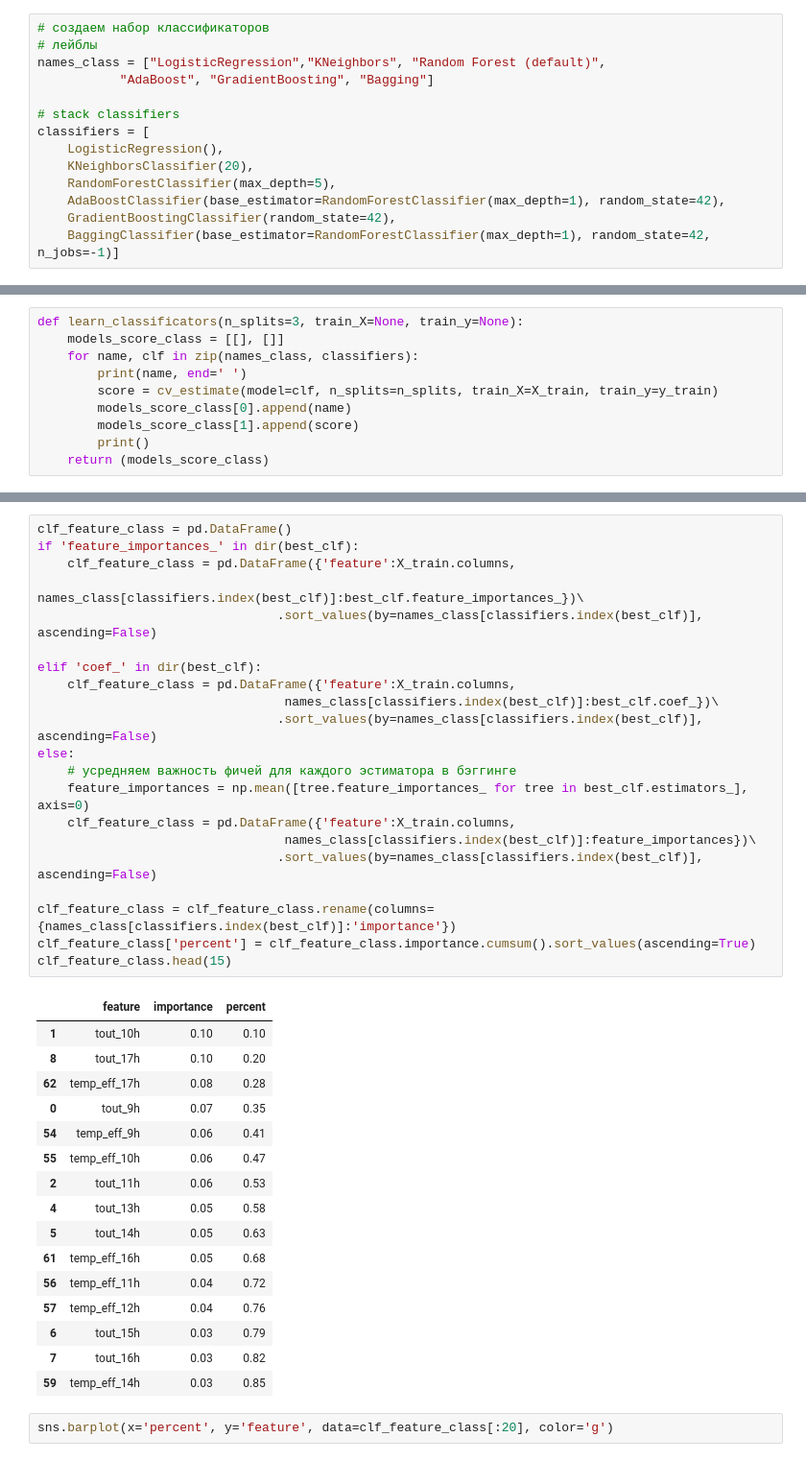
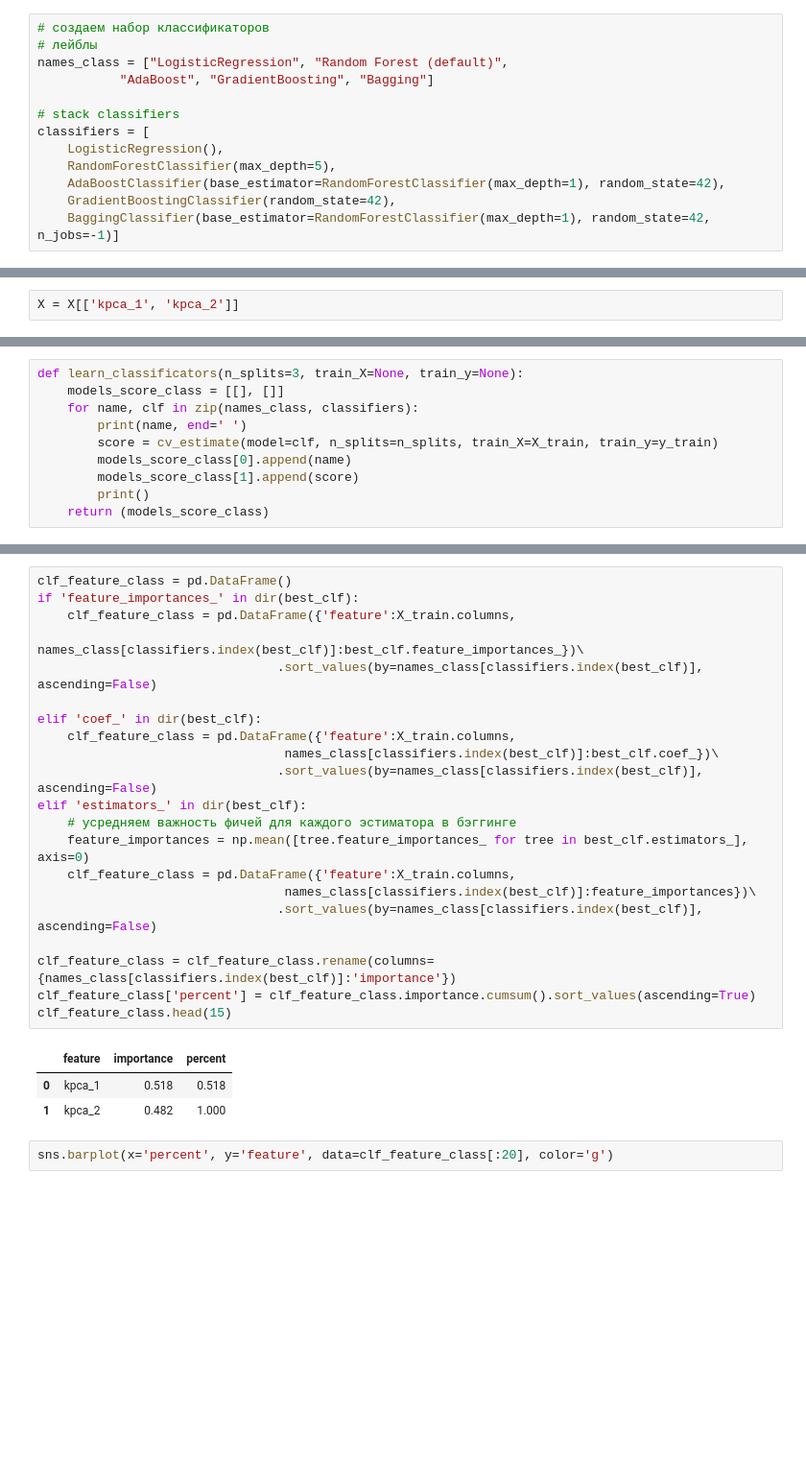
Before and after one commit to urevoleg/ml_weather_analize, a Jupyter notebook: train_classifiers.ipynb, the cells around one changed output, grey strips where cells are left out. Shown at 96% size. Saved outputs shown, nothing was run; the diff lists cells and outputs as text; blank space fills up the shorter version.

```diff
--- a/train_classifiers.ipynb
+++ b/train_classifiers.ipynb
@@ -28,13 +30,12 @@ sns.set(rc={'figure.figsize':(12, 6)})
 # %%
 # создаем набор классификаторов
 # лейблы
-names_class = ["LogisticRegression","KNeighbors", "Random Forest (default)",
+names_class = ["LogisticRegression", "Random Forest (default)",
            "AdaBoost", "GradientBoosting", "Bagging"]
 
 # stack classifiers
 classifiers = [
     LogisticRegression(),
-    KNeighborsClassifier(20),
     RandomForestClassifier(max_depth=5),
     AdaBoostClassifier(base_estimator=RandomForestClassifier(max_depth=1), random_state=42),
     GradientBoostingClassifier(random_state=42),
@@ -59,6 +60,8 @@ def cv_estimate(model=None, n_splits=3, train_X=None, train_y=None):
 # читаем данные для обучения (выборка train)
 X = pd.read_csv('data/X.csv')
 y = pd.read_csv('data/y.csv').iloc[:, 0]
+# %%
+X = X[['kpca_1', 'kpca_2']]
 # %%
 print(X.shape)
 print(y.shape)
@@ -114,41 +121,28 @@ best_clf = classifiers[names_class.index(models_score_class.iloc[0, :].model)]
 # %%
 clf_feature_class = pd.DataFrame()
 if 'feature_importances_' in dir(best_clf):
     clf_feature_class = pd.DataFrame({'feature':X_train.columns,
                                  names_class[classifiers.index(best_clf)]:best_clf.feature_importances_})\
                                 .sort_values(by=names_class[classifiers.index(best_clf)], ascending=False)
 
 elif 'coef_' in dir(best_clf):
     clf_feature_class = pd.DataFrame({'feature':X_train.columns,
                                  names_class[classifiers.index(best_clf)]:best_clf.coef_})\
                                 .sort_values(by=names_class[classifiers.index(best_clf)], ascending=False)
-else:
+elif 'estimators_' in dir(best_clf):
     # усредняем важность фичей для каждого эстиматора в бэггинге
     feature_importances = np.mean([tree.feature_importances_ for tree in best_clf.estimators_], axis=0)
     clf_feature_class = pd.DataFrame({'feature':X_train.columns,
                                  names_class[classifiers.index(best_clf)]:feature_importances})\
                                 .sort_values(by=names_class[classifiers.index(best_clf)], ascending=False)
 
 clf_feature_class = clf_feature_class.rename(columns={names_class[classifiers.index(best_clf)]:'importance'})
 clf_feature_class['percent'] = clf_feature_class.importance.cumsum().sort_values(ascending=True)
 clf_feature_class.head(15)
 # %% [output]
 |  | feature | importance | percent |
-| 1 | tout_10h | 0.10 | 0.10 |
-| 8 | tout_17h | 0.10 | 0.20 |
-| 62 | temp_eff_17h | 0.08 | 0.28 |
-| 0 | tout_9h | 0.07 | 0.35 |
-| 54 | temp_eff_9h | 0.06 | 0.41 |
-| 55 | temp_eff_10h | 0.06 | 0.47 |
-| 2 | tout_11h | 0.06 | 0.53 |
-| 4 | tout_13h | 0.05 | 0.58 |
-| 5 | tout_14h | 0.05 | 0.63 |
-| 61 | temp_eff_16h | 0.05 | 0.68 |
-| 56 | temp_eff_11h | 0.04 | 0.72 |
-| 57 | temp_eff_12h | 0.04 | 0.76 |
-| 6 | tout_15h | 0.03 | 0.79 |
-| 7 | tout_16h | 0.03 | 0.82 |
-| 59 | temp_eff_14h | 0.03 | 0.85 |
+| 0 | kpca_1 | 0.518 | 0.518 |
+| 1 | kpca_2 | 0.482 | 1.000 |
 # %%
 sns.barplot(x='percent', y='feature', data=clf_feature_class[:20], color='g')
 # %% [output]
```
Also changed, not shown: parts of 12 cells of this notebook, 6 other files.
